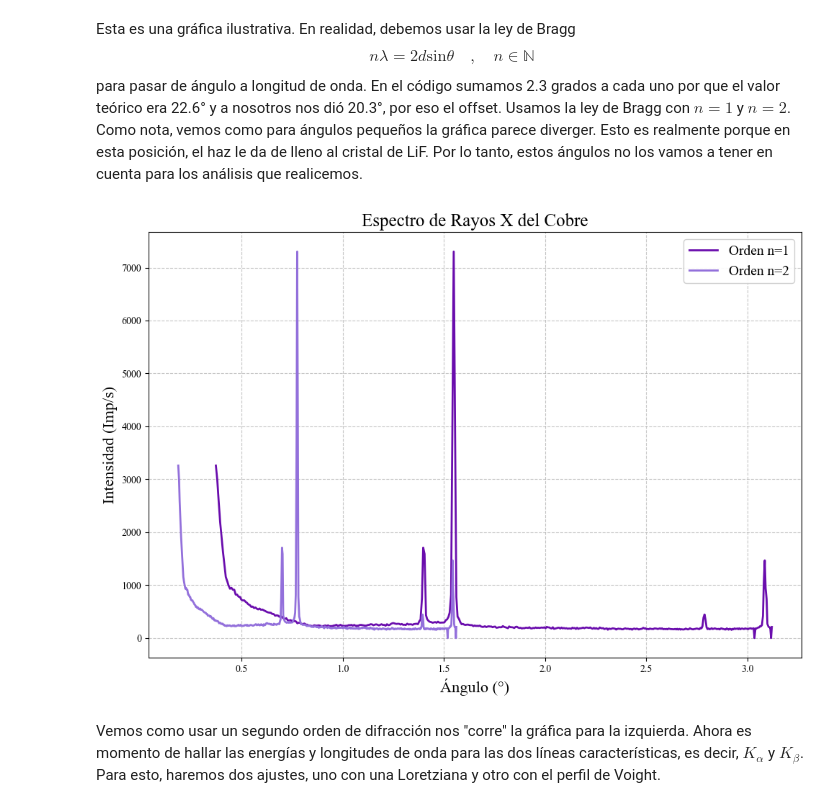
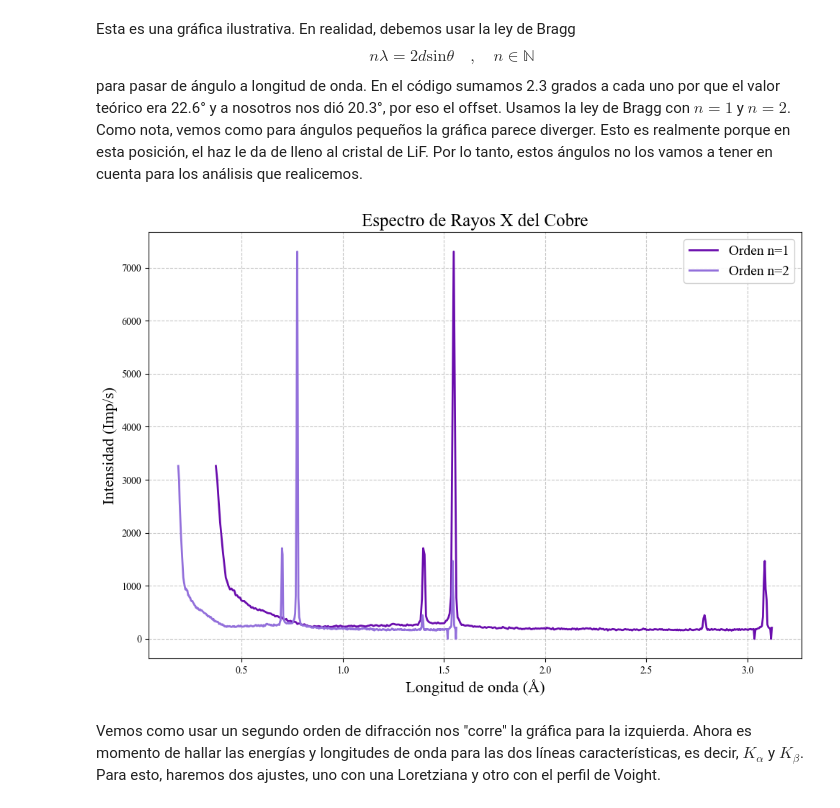
Before and after one commit to samuhdz/Laboratorio-Intermedio, a Jupyter notebook: Rayos X/Bitácora_1_y_3.ipynb, the cells around one changed output. Cells and saved outputs as stored; diff of their text form; code cells hidden in the pictures.

```diff
--- a/Rayos X/Bitácora_1_y_3.ipynb
+++ b/Rayos X/Bitácora_1_y_3.ipynb
@@ -89,35 +89,35 @@ for i in range(len(lambda2)):
 
 #Este pedacito de personalizar las gráficas lo hizo Deepseek. Yo no sabía como hacer que se viera así lindo, lo siento.
 
 plt.rc('font', family='Times New Roman')
 plt.figure(figsize=(10, 7))
 
 # Curva 1: Azul oscuro (#1f77b4 es el azul estándar de matplotlib)
 plt.plot(lambda1, intensidad,
          color='#6A0DAD',  # Código HEX para azul oscuro
          linewidth=2,
          label='Orden n=1')
 
 # Curva 2: Azul claro (tono pastel)
 plt.plot(lambda2, intensidad,
          color='#9370DB',  # Código HEX para azul claro
          linewidth=2,
          label='Orden n=2')
 
 plt.ylabel("Intensidad (Imp/s)", fontsize=16)
 plt.title("Espectro de Rayos X del Cobre", fontsize=18)
-plt.xlabel("Ángulo (°)", fontsize=16)
+plt.xlabel("Longitud de onda (Å)", fontsize=16)
 
 # Leyenda con tamaño personalizado (14 puntos)
 plt.legend(fontsize=14,
            loc='best',  # Posición automática
            framealpha=0.9)  # Transparencia del fondo
 
 plt.grid(True, linestyle='--', alpha=0.7)
 plt.tight_layout()  # Mejor ajuste de los elementos
 plt.show()
 # %% [output]
-[figure, old version]
+[figure, new version]
 # %% [markdown]
 Vemos como usar un segundo orden de difracción nos "corre" la gráfica para la izquierda. Ahora es momento de hallar las energías y longitudes de onda para las dos líneas características, es decir, $K_{\alpha}$ y $K_{\beta}$. Para esto, haremos dos ajustes, uno con una Loretziana y otro con el perfil de Voight.
 # %%
```
Also changed, not shown: parts of 4 cells of this notebook, 1 other file.
